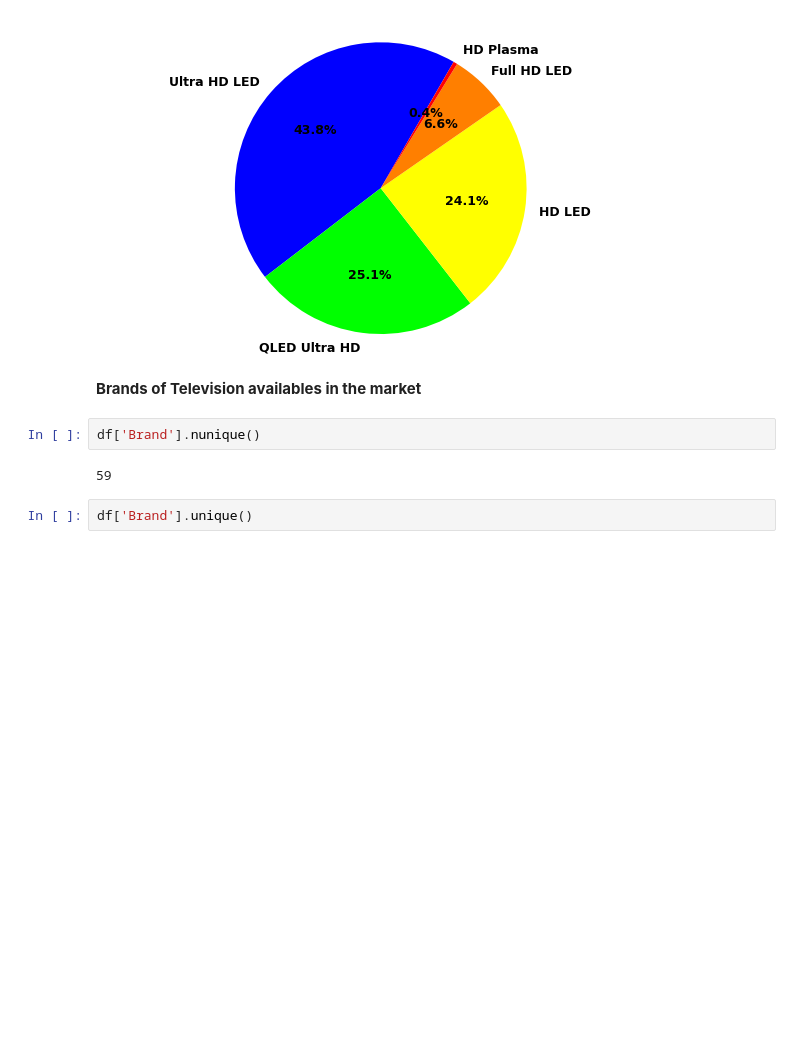
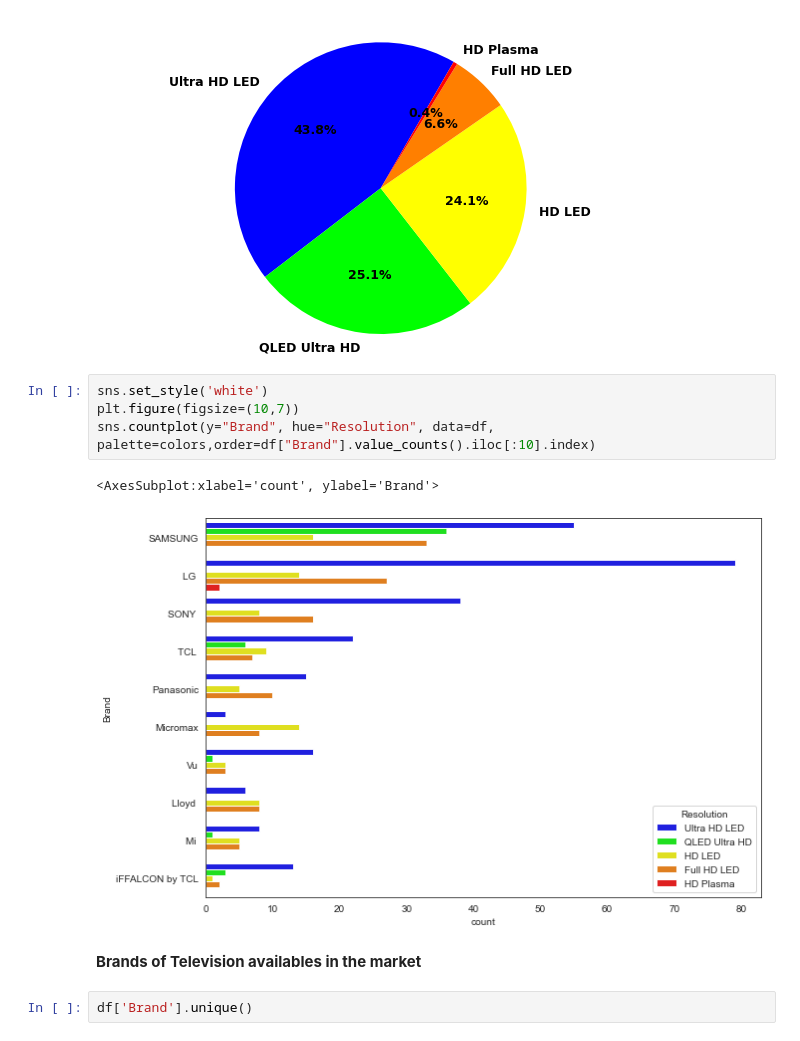
Before and after one commit to soubhikmandal2000/Television-Market-Analysis, a Jupyter notebook: Television Market Analysis.ipynb, the cells around one changed output. Saved outputs shown, nothing was run; the diff lists cells and outputs as text; blank space fills up the shorter version.

```diff
--- a/Television Market Analysis.ipynb
+++ b/Television Market Analysis.ipynb
@@ -86,12 +94,15 @@ ax.axis('equal')
 plt.show()
 # %% [output]
 [figure]
+# %%
+sns.set_style('white')
+plt.figure(figsize=(10,7))
+sns.countplot(y="Brand", hue="Resolution", data=df, palette=colors,order=df["Brand"].value_counts().iloc[:10].index)
+# %% [output]
+<AxesSubplot:xlabel='count', ylabel='Brand'>
+[figure, added]
 # %% [markdown]
 **Brands of Television availables in the market**
-# %%
-df['Brand'].nunique()
-# %% [output]
-59
 # %%
 df['Brand'].unique()
 # %% [output]
```
Also changed, not shown: parts of 6 cells of this notebook.
